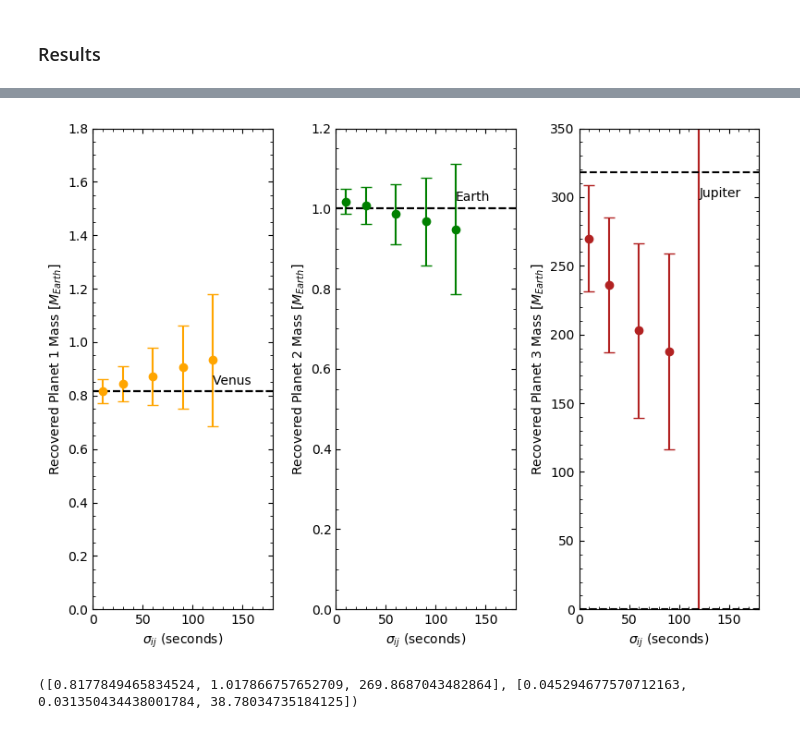
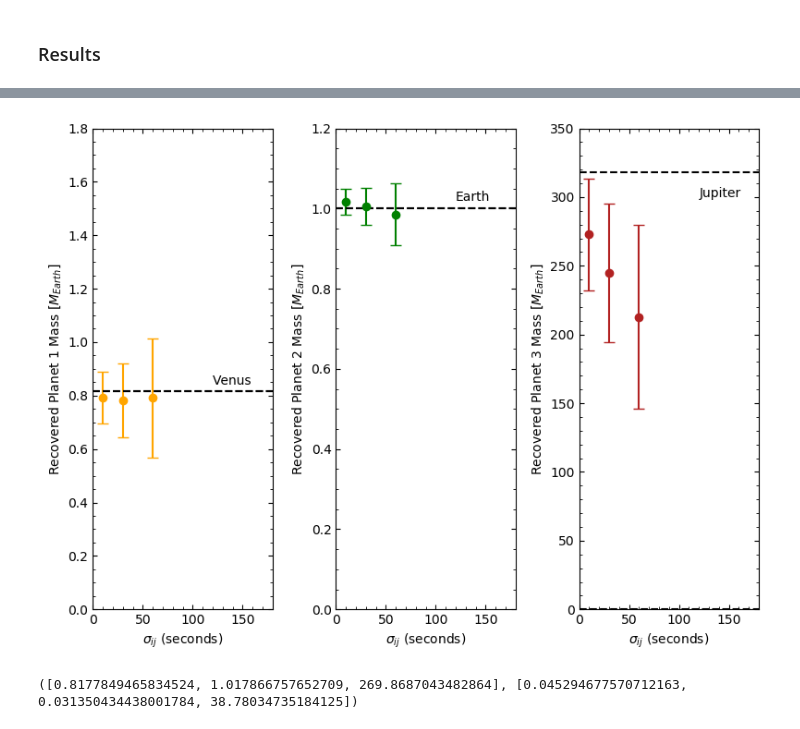
Before and after one commit to bmlindor/ttv_ss, a Jupyter notebook: runs.ipynb, the cells around one changed output, grey strips where cells are left out. Cells and saved outputs as stored; diff of their text form; code cells hidden in the pictures.

```diff
--- a/runs.ipynb
+++ b/runs.ipynb
@@ -158,12 +218,12 @@ noise_vs_mass (generic function with 3 methods)
 # %%
-M10, M10_er = get_vals(10.0,30.0,"EMB","p3")
-M30, M30_er = get_vals(30.0,30.0,"EMB","p3")
-M60, M60_er = get_vals(60.0,30.0,"EMB","p3")
-M90, M90_er = get_vals(90.0,30.0,"EMB","p3")
-M120, M120_er = get_vals(120.0,30.0,"EMB","p3")
-noise_vs_mass("o",true)
+M10sec, M10sec_er = get_vals(10.0,30.0,"noEMB","moon")
+M30sec, M30sec_er = get_vals(30.0,30.0,"noEMB","moon")
+M60sec, M60sec_er = get_vals(60.0,30.0,"noEMB","moon")
+# M90, M90_er = get_vals(90.0,30.0,"noEMB","p3")
+# M120, M120_er = get_vals(120.0,30.0,"noEMB","p3")
+noise_vs_mass("o",false)
 # %% [output]
-[figure, old version]
+[figure, new version]
 # %%
 M15, M15_er = get_vals(10.0,15.0,"EMB","p3")
 M20, M20_er = get_vals(10.0,20.0,"EMB","p3")
```
Also changed, not shown: parts of 10 cells of this notebook, 8 other files.
